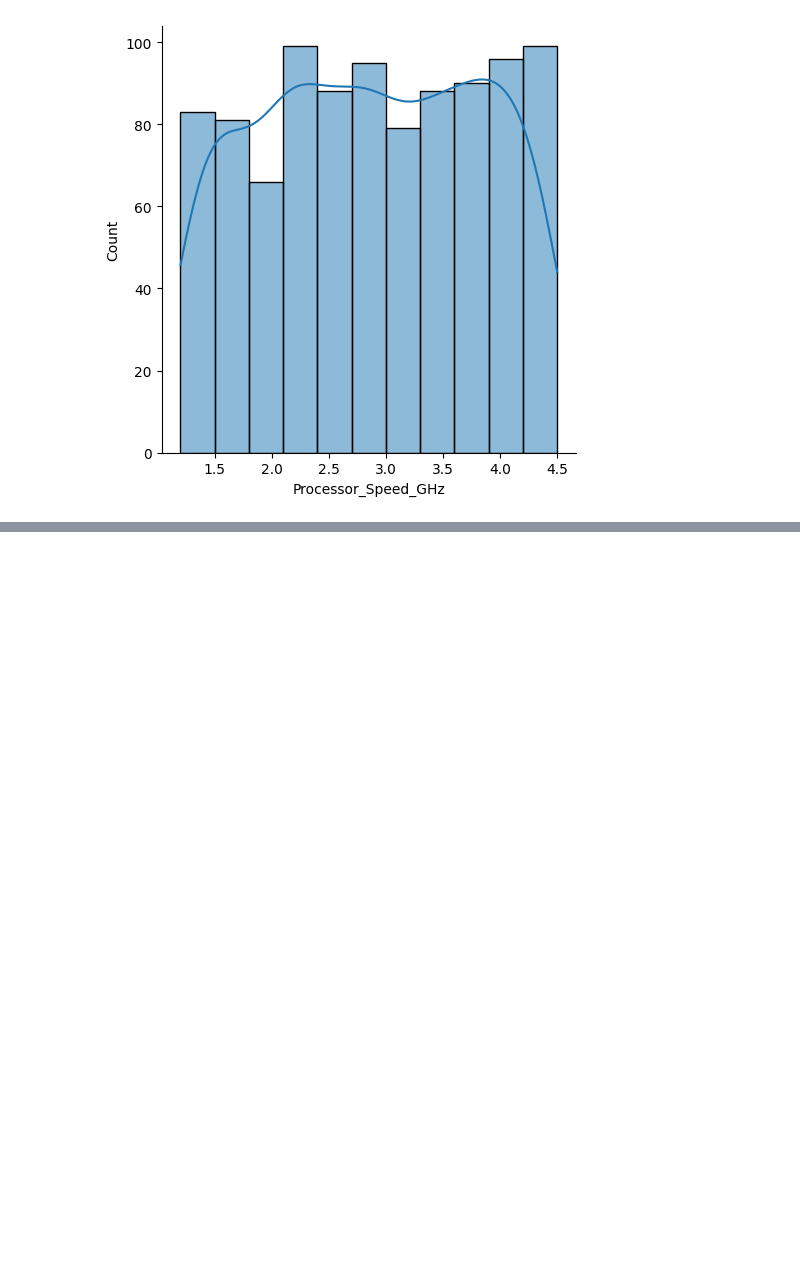
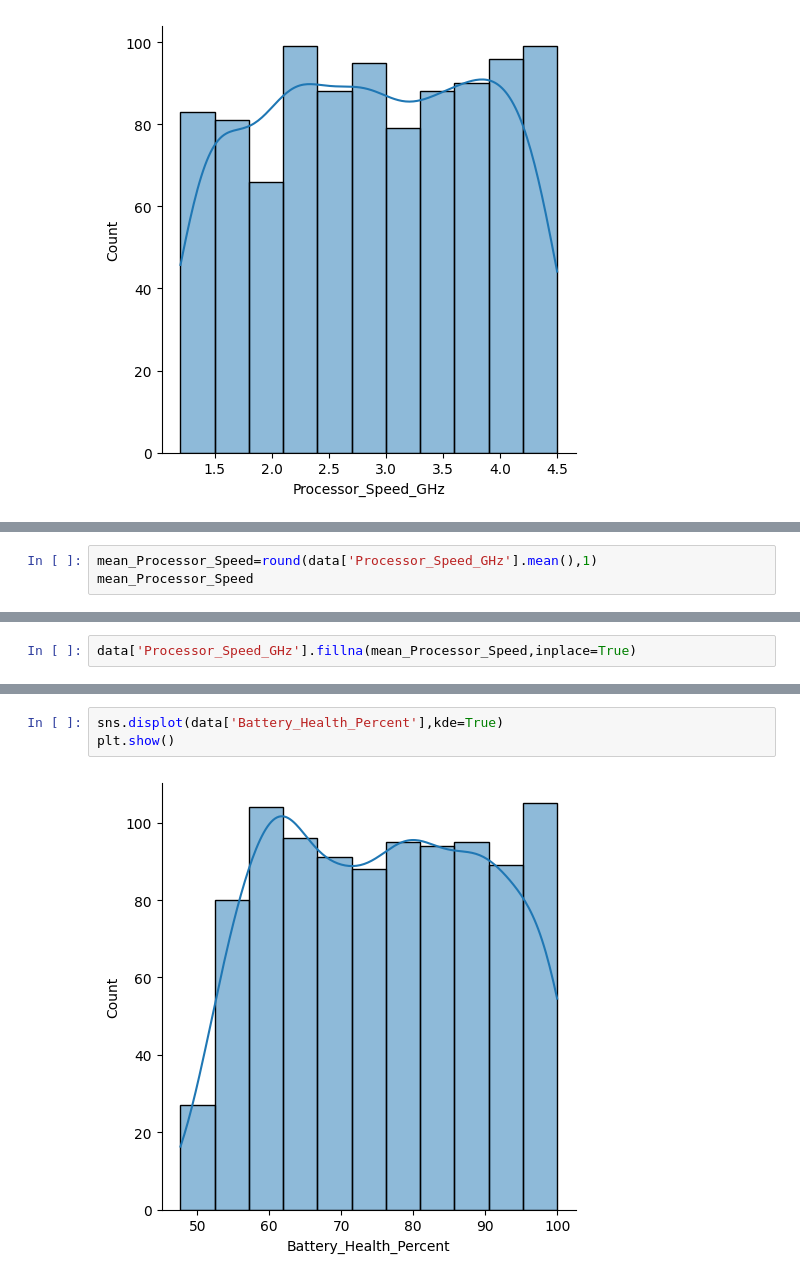
Before and after one commit to vishva0710/ML-From-Scratch, a Jupyter notebook: Machine-Learning/Linear-Regression/find_the_laptop_prices_using_LR.ipynb, the cells around one changed output, grey strips where cells are left out. Saved outputs shown, nothing was run; the diff lists cells and outputs as text; blank space fills up the shorter version.

```diff
--- a/Machine-Learning/Linear-Regression/find_the_laptop_prices_using_LR.ipynb
+++ b/Machine-Learning/Linear-Regression/find_the_laptop_prices_using_LR.ipynb
@@ -45,0 +95,3 @@ Check Duplicates
+# %%
+mean_Processor_Speed=round(data['Processor_Speed_GHz'].mean(),1)
+mean_Processor_Speed
@@ -45,0 +100,2 @@ Check Duplicates
+# %%
+data['Processor_Speed_GHz'].fillna(mean_Processor_Speed,inplace=True)
@@ -45,0 +130,5 @@ Check Duplicates
+# %%
+sns.displot(data['Battery_Health_Percent'],kde=True)
+plt.show()
+# %% [output]
+[figure, added]
```
Also changed, not shown: parts of 20 cells of this notebook.
